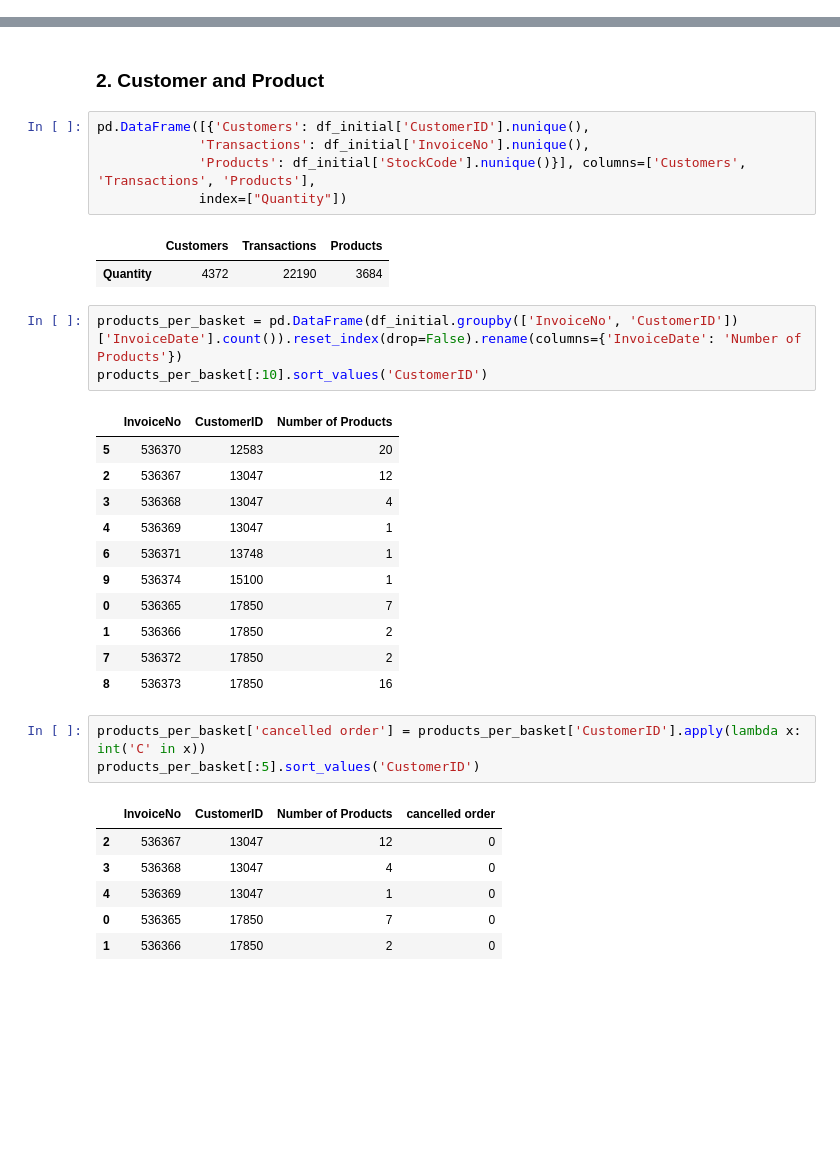
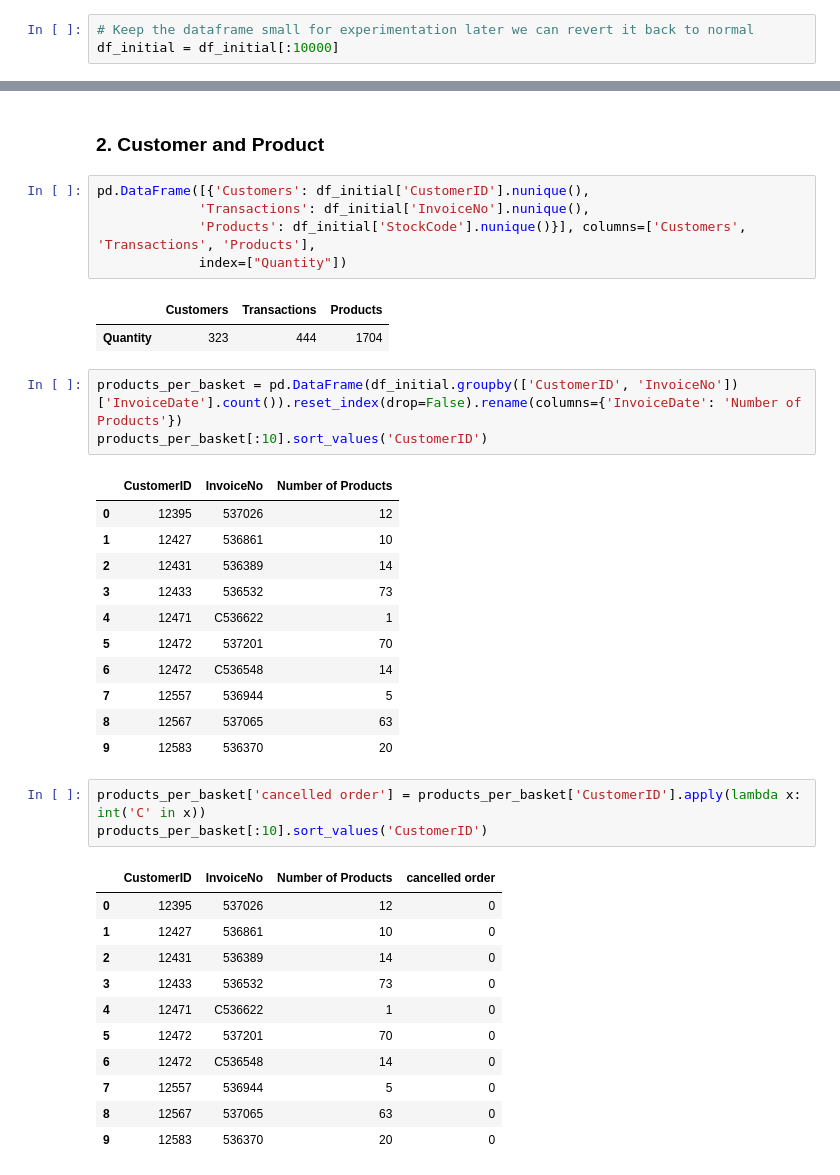
Before and after one commit to Arup3201/Customer-Segmentation-Ecommerce, a Jupyter notebook: Customer-Segmentation.ipynb, the cells around one changed output, grey strips where cells are left out. Saved outputs shown, nothing was run; the diff lists cells and outputs as text; blank space fills up the shorter version.

```diff
--- a/Customer-Segmentation.ipynb
+++ b/Customer-Segmentation.ipynb
@@ -23,5 +24,8 @@ df_initial.head(500)
 # %% [markdown]
 There are almost 542K entries in the dataset.
+# %%
+# Keep the dataframe small for experimentation later we can revert it back to normal
+df_initial = df_initial[:10000]
 # %%
 df_initial.info()
 # %% [output]
@@ -151,29 +153,34 @@ pd.DataFrame([{'Customers': df_initial['CustomerID'].nunique(),
              index=["Quantity"])
 # %% [output]
 |  | Customers | Transactions | Products |
-| Quantity | 4372 | 22190 | 3684 |
+| Quantity | 323 | 444 | 1704 |
 # %%
-products_per_basket = pd.DataFrame(df_initial.groupby(['InvoiceNo', 'CustomerID'])['InvoiceDate'].count()).reset_index(drop=False).rename(columns={'InvoiceDate': 'Number of Products'})
+products_per_basket = pd.DataFrame(df_initial.groupby(['CustomerID', 'InvoiceNo'])['InvoiceDate'].count()).reset_index(drop=False).rename(columns={'InvoiceDate': 'Number of Products'})
 products_per_basket[:10].sort_values('CustomerID')
 # %% [output]
-|  | InvoiceNo | CustomerID | Number of Products |
-| 5 | 536370 | 12583 | 20 |
-| 2 | 536367 | 13047 | 12 |
-| 3 | 536368 | 13047 | 4 |
-| 4 | 536369 | 13047 | 1 |
-| 6 | 536371 | 13748 | 1 |
-| 9 | 536374 | 15100 | 1 |
-| 0 | 536365 | 17850 | 7 |
-| 1 | 536366 | 17850 | 2 |
-| 7 | 536372 | 17850 | 2 |
-| 8 | 536373 | 17850 | 16 |
+|  | CustomerID | InvoiceNo | Number of Products |
+| 0 | 12395 | 537026 | 12 |
+| 1 | 12427 | 536861 | 10 |
+| 2 | 12431 | 536389 | 14 |
+| 3 | 12433 | 536532 | 73 |
+| 4 | 12471 | C536622 | 1 |
+| 5 | 12472 | 537201 | 70 |
+| 6 | 12472 | C536548 | 14 |
+| 7 | 12557 | 536944 | 5 |
+| 8 | 12567 | 537065 | 63 |
+| 9 | 12583 | 536370 | 20 |
 # %%
 products_per_basket['cancelled order'] = products_per_basket['CustomerID'].apply(lambda x: int('C' in x))
-products_per_basket[:5].sort_values('CustomerID')
+products_per_basket[:10].sort_values('CustomerID')
 # %% [output]
-|  | InvoiceNo | CustomerID | Number of Products | cancelled order |
-| 2 | 536367 | 13047 | 12 | 0 |
-| 3 | 536368 | 13047 | 4 | 0 |
-| 4 | 536369 | 13047 | 1 | 0 |
-| 0 | 536365 | 17850 | 7 | 0 |
-| 1 | 536366 | 17850 | 2 | 0 |
+|  | CustomerID | InvoiceNo | Number of Products | cancelled order |
+| 0 | 12395 | 537026 | 12 | 0 |
+| 1 | 12427 | 536861 | 10 | 0 |
+| 2 | 12431 | 536389 | 14 | 0 |
+| 3 | 12433 | 536532 | 73 | 0 |
+| 4 | 12471 | C536622 | 1 | 0 |
+| 5 | 12472 | 537201 | 70 | 0 |
+| 6 | 12472 | C536548 | 14 | 0 |
+| 7 | 12557 | 536944 | 5 | 0 |
+| 8 | 12567 | 537065 | 63 | 0 |
+| 9 | 12583 | 536370 | 20 | 0 |
```
Also changed, not shown: parts of 23 cells of this notebook.
